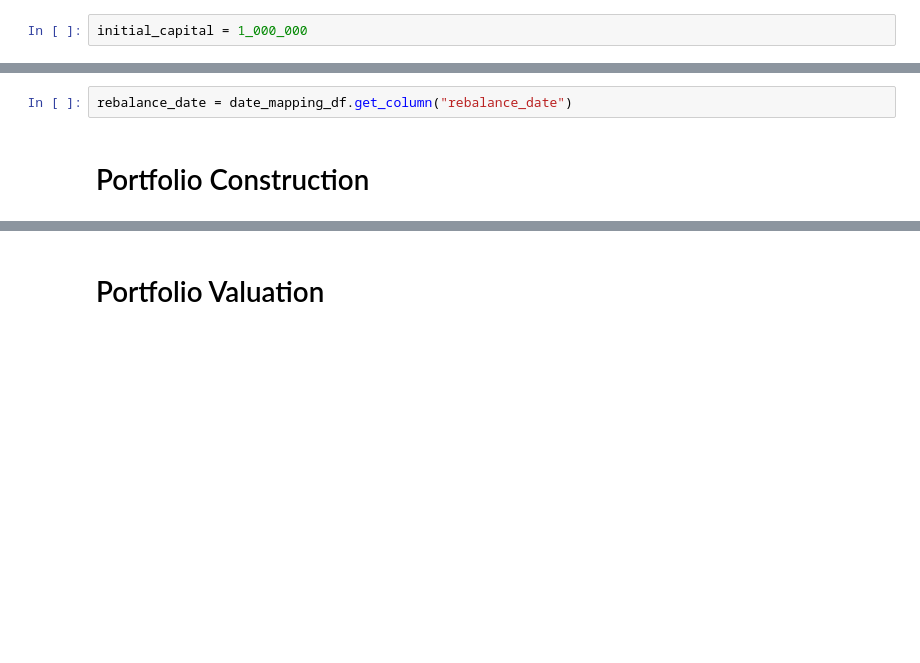
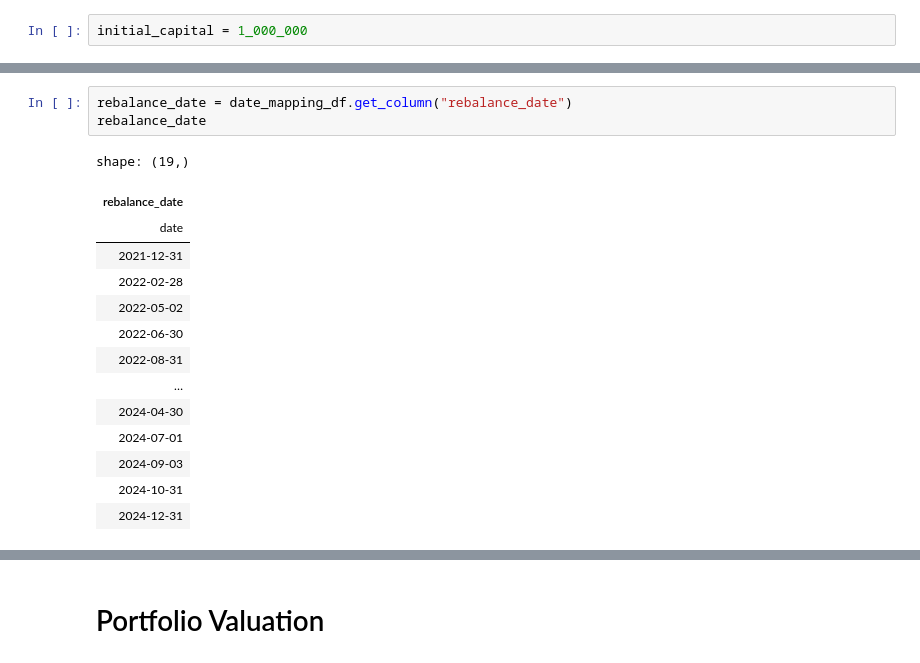
Before and after one commit to Luuuuuuuucas/polars-investment-strategy, a Jupyter notebook: notebooks/test_notebook.ipynb, the cells around one changed output, grey strips where cells are left out. Drawn from its saved outputs; the diff is of its cells as text; blank space fills up the shorter version.

```diff
--- a/notebooks/test_notebook.ipynb
+++ b/notebooks/test_notebook.ipynb
@@ -313,7 +315,21 @@ shape: (190, 4)
 # %%
 rebalance_date = date_mapping_df.get_column("rebalance_date")
+rebalance_date
+# %% [output]
+shape: (19,)
+| rebalance_date |
+| date |
+| 2021-12-31 |
+| 2022-02-28 |
+| 2022-05-02 |
+| 2022-06-30 |
+| 2022-08-31 |
+| … |
+| 2024-04-30 |
+| 2024-07-01 |
+| 2024-09-03 |
+| 2024-10-31 |
+| 2024-12-31 |
-# %% [markdown]
-# Portfolio Construction
 # %%
 rebalance_summary = run_rebalance_simulation(
     price_date_df, rebalance_allocation_df, initial_capital, rebalance_date
```
Also changed, not shown: parts of 12 cells of this notebook, 5 other files.
